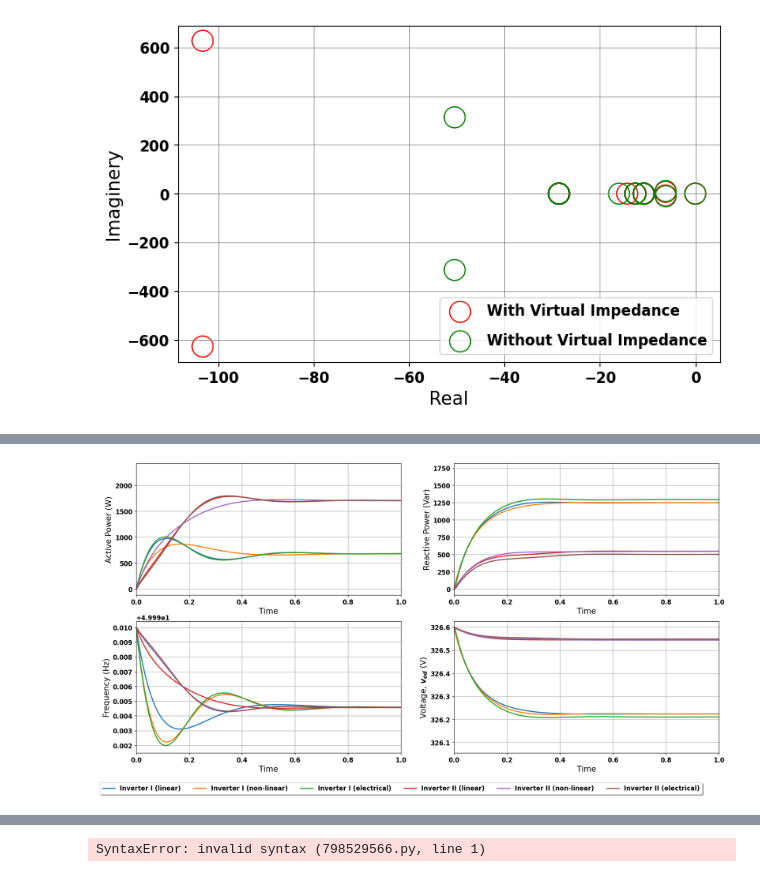
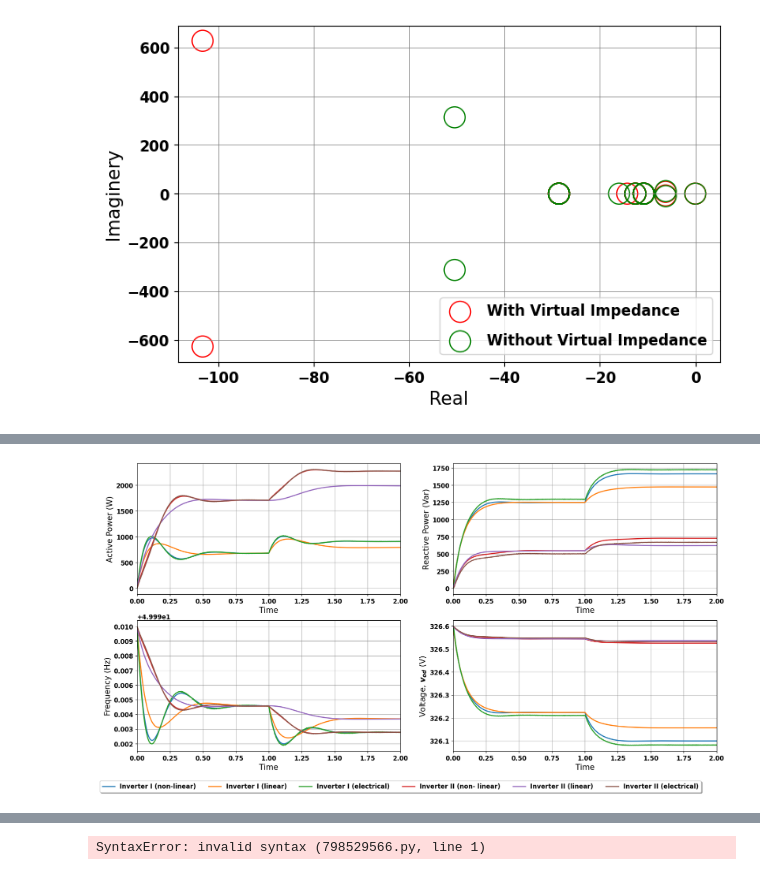
Before and after one commit to deependran7/Virtual-Impedance-Inverter, a Jupyter notebook: Parallel Inverter Virtual Impedance/Analysis_Notes.ipynb, the cells around one changed output, grey strips where cells are left out. Cells and saved outputs as stored; diff of their text form; code cells hidden in the pictures.

Commit message:
commit 2
updated with recent data

```diff
--- a/Parallel Inverter Virtual Impedance/Analysis_Notes.ipynb
+++ b/Parallel Inverter Virtual Impedance/Analysis_Notes.ipynb
@@ -159,3 +159,5 @@ v2sn = vdrefi - n2i*qinv2sn
 # Read from simulink
 import pandas as pd
 tsim,p1sim,p2sim,w1sim,w2sim,q1sim,q2sim,v1sim,v2sim,va,vb,vc,ia,ib,ic = pd.read_csv('simu_data.csv').values.T
+tsim,p18sim,p28sim,w18sim,w28sim,q18sim,q28sim,v18sim,v28sim,va,vb,vc,ia,ib,ic = pd.read_csv("simu_data_0.8_Vi.csv").values.T
+tsim,p1sim2,p2sim2,w1sim2,w2sim2,q1sim2,q2sim2,v1sim2,v2sim2,va,vb,vc,ia,ib,ic = pd.read_csv("simu_data_1.2_Vi.csv").values.T
@@ -162,5 +203,5 @@ tsim,p1sim,p2sim,w1sim,w2sim,q1sim,q2sim,v1sim,v2sim,va,vb,vc,ia,ib,ic = pd.read
 # %%
-xlim = [0.0,1]
+xlim = [0.0,2]
 fig, axs = plt.subplots(2, 2,figsize = (20,10))
 axs[0, 0].plot(t_eval,pinv1sn)
 axs[0, 0].plot(t_eval,pinv1s)
@@ -175,38 +216,38 @@ axs[0, 0].set_ylabel("Active Power (W)")
 
 
 axs[0,1].plot(t_eval,qinv1sn)
 axs[0,1].plot(t_eval,qinv1s)
 axs[0,1].plot(tsim,q1sim)
 axs[0,1].plot(t_eval,qinv2sn)
 axs[0,1].plot(t_eval,qinv2s)
 axs[0,1].plot(tsim,q2sim)
 axs[0,1].grid()
 axs[0,1].set_xlim(xlim)
 axs[0,1].set_xlabel("Time")
 axs[0,1].set_ylabel("Reactive Power (Var)")
 
-axs[1,0].plot(t_eval,w1s,label = 'Inverter I (linear)')
-axs[1,0].plot(t_eval,w1sn, label = 'Inverter I (non-linear)')
+axs[1,0].plot(t_eval,w1sn,label = 'Inverter I (non-linear)')
+axs[1,0].plot(t_eval,w1s, label = 'Inverter I (linear)')
 axs[1,0].plot(tsim,w1sim, label = 'Inverter I (electrical)')
-axs[1,0].plot(t_eval,w2s,label = 'Inverter II (linear)')
-axs[1,0].plot(t_eval,w2sn, label = 'Inverter II (non-linear)')
+axs[1,0].plot(t_eval,w2sn,label = 'Inverter II (non- linear)')
+axs[1,0].plot(t_eval,w2s, label = 'Inverter II (linear)')
 axs[1,0].plot(tsim,w2sim, label = 'Inverter II (electrical)')
 axs[1,0].grid()
 axs[1,0].set_xlim(xlim)
 axs[1,0].set_xlabel("Time")
 axs[1,0].set_ylabel("Frequency (Hz)")
 axs[1,0].legend(loc='upper center', bbox_to_anchor=(1, -0.2),fancybox=True, shadow=True, ncol=6)
 
+axs[1,1].plot(t_eval,v1sn)
 axs[1,1].plot(t_eval,v1s)
-axs[1,1].plot(t_eval,v1sn)
 axs[1,1].plot(tsim,v1sim)
+axs[1,1].plot(t_eval,v2sn)
 axs[1,1].plot(t_eval,v2s)
-axs[1,1].plot(t_eval,v2sn)
 axs[1,1].plot(tsim,v2sim)
 axs[1,1].grid()
 axs[1,1].set_xlim(xlim)
 axs[1,1].set_xlabel("Time")
 axs[1,1].set_ylabel("Voltage, $v_{od}$ (V)")
-plt.savefig('initial_condtion_virtual.jpg',dpi = 300, bbox_inches='tight')
+plt.savefig('With_Virtual_Impedance.jpg',dpi = 300, bbox_inches='tight')
 # %% [output]
-[figure, old version]
+[figure, new version]
```
Also changed, not shown: parts of 14 cells of this notebook, 18 other files.
